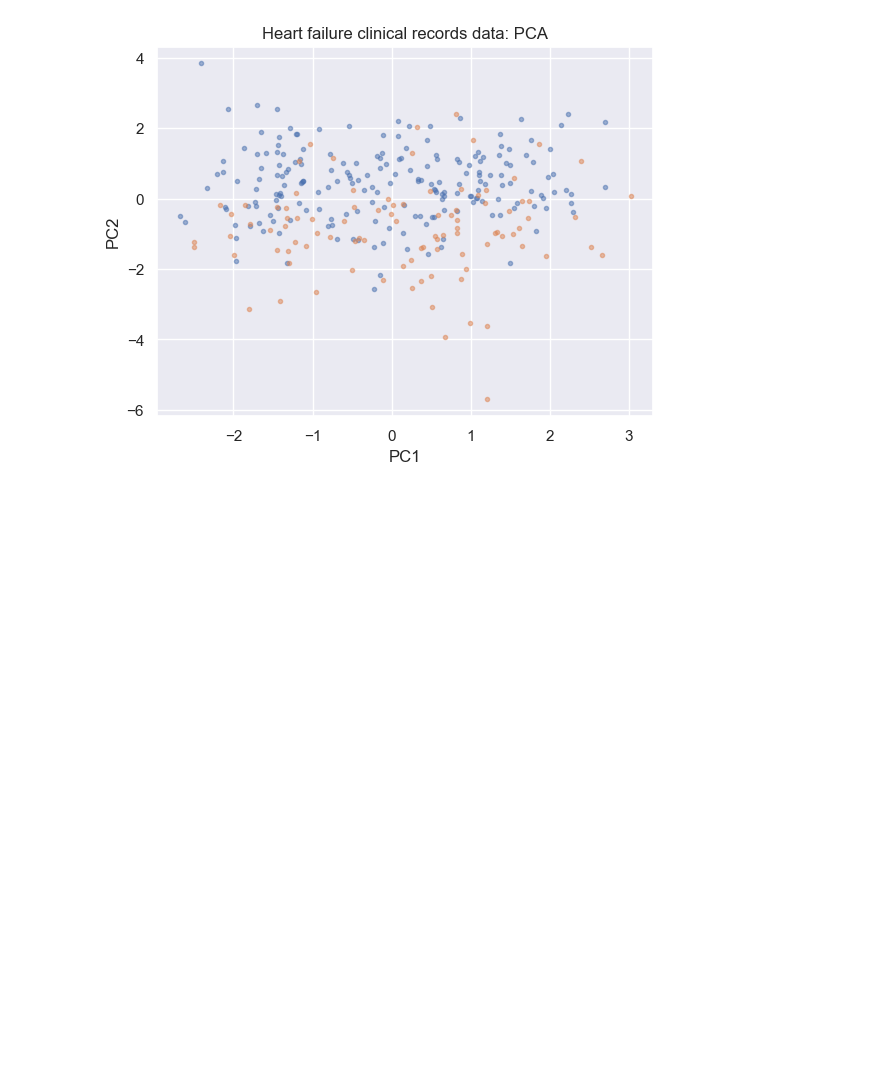
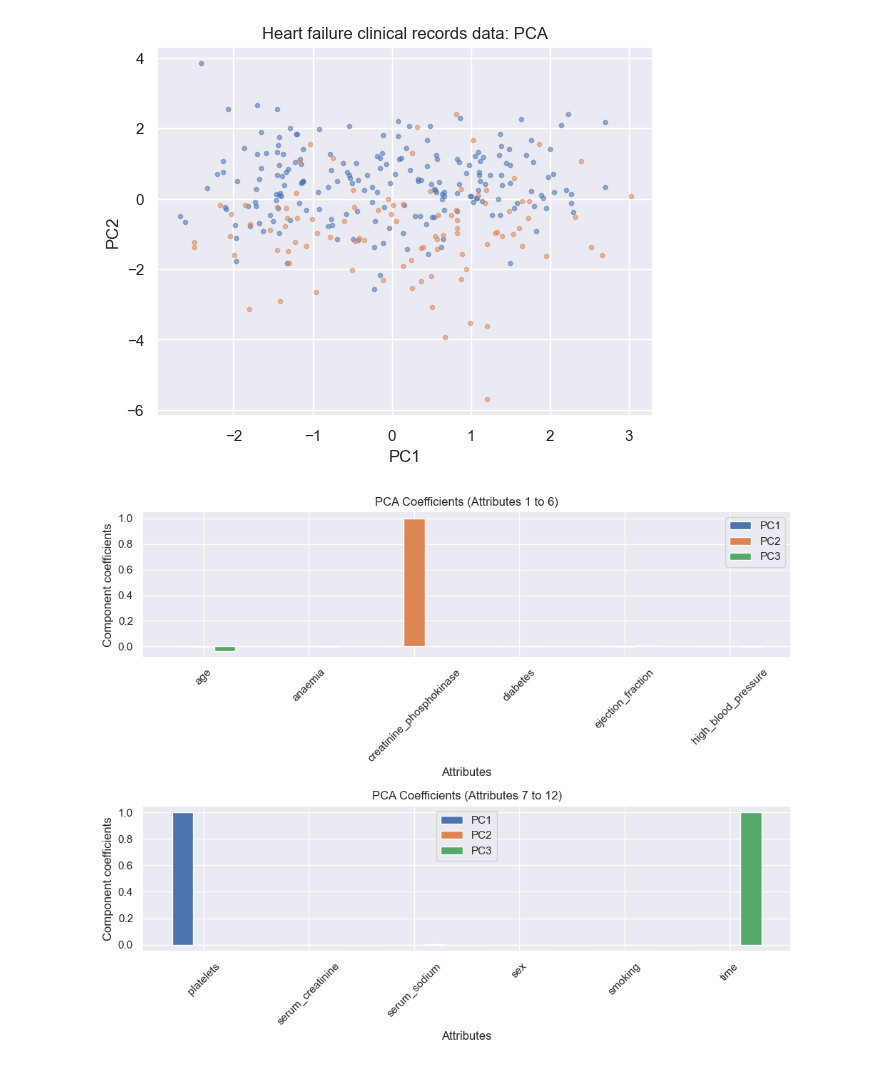
Before and after one commit to andregodinhodtu/02452---Machine-Learning---Project, a Jupyter notebook: code/notebooks/Section_3.ipynb, the cells around one changed output. Saved outputs shown, nothing was run; the diff lists cells and outputs as text; code cells hidden in the pictures; blank space fills up the shorter version.

Commit message:
Coeficients das primeiras PCs
fiz o histograma das PCs aplicado ao standardized X. Prtt já não se aplica aquela questão de fazer dois histogramas ou não porque, na minha humilde opinião, os nossos dados raw são só muito podres e estou a assumir trabalhar sempre com o X_scaled (dados após standadization)

```diff
--- a/code/notebooks/Section_3.ipynb
+++ b/code/notebooks/Section_3.ipynb
@@ -75,8 +75,13 @@ The graph below is a lil nastier ;)
 # %%
 # Standardization
 scaler = StandardScaler()
-X_scaled = scaler.fit_transform(X)
-# this is exactly the same as "X_scaled = (X - np.mean(X, axis=0)) / np.std(X, axis=0)""
+# Fit and transform, then convert back to DataFrame
+X_scaled = pd.DataFrame(
+    scaler.fit_transform(X),  # NumPy array
+    columns=X.columns,        # keep original column names
+    index=X.index             # keep original row index
+)
+# "X_scaled = scaler.fit_transform(X)" is exactly the same as "X_scaled = (X - np.mean(X, axis=0)) / np.std(X, axis=0)"
 
 # PCA applied to standardized data
 pca = PCA()
@@ -127,3 +132,33 @@ plt.ylabel(f"PC{PC_idxs[1] + 1}")
 plt.show()
 # %% [output]
 [figure]
+# %%
+bw = 0.2
+n_features = X_scaled.shape[1]
+chunk_size = 6  # number of attributes per subplot
+n_chunks = int(np.ceil(n_features / chunk_size))  # number of subplots
+
+# Loop over chunks and create a subplot for each
+fig, axs = plt.subplots(n_chunks, 1, figsize=(10, 4 * n_chunks))
+
+for chunk_idx in range(n_chunks):
+    start = chunk_idx * chunk_size
+    end = min(start + chunk_size, n_features)
+    r = np.arange(start + 1, end + 1)  # x positions for bars
+
+    ax = axs[chunk_idx] if n_chunks > 1 else axs  # handle single subplot case
+    for i, pc in enumerate(V[:, :3].T):  # first 3 PCs can change the number 3 to a bigger one in order to see more PCs (if you put many more change the value on bw to 0.1)
+        ax.bar(r + i * bw, pc[start:end], width=bw, label=f"PC{i+1}")
+
+    ax.set_xticks(r + bw)
+    ax.set_xticklabels(X_scaled.columns[start:end], rotation=45)
+    ax.set_xlabel("Attributes")
+    ax.set_ylabel("Component coefficients")
+    ax.set_title(f"PCA Coefficients (Attributes {start+1} to {end})")
+    ax.legend()
+    ax.grid(True)
+
+plt.tight_layout()
+plt.show()
+# %% [output]
+[figure, added]
```
